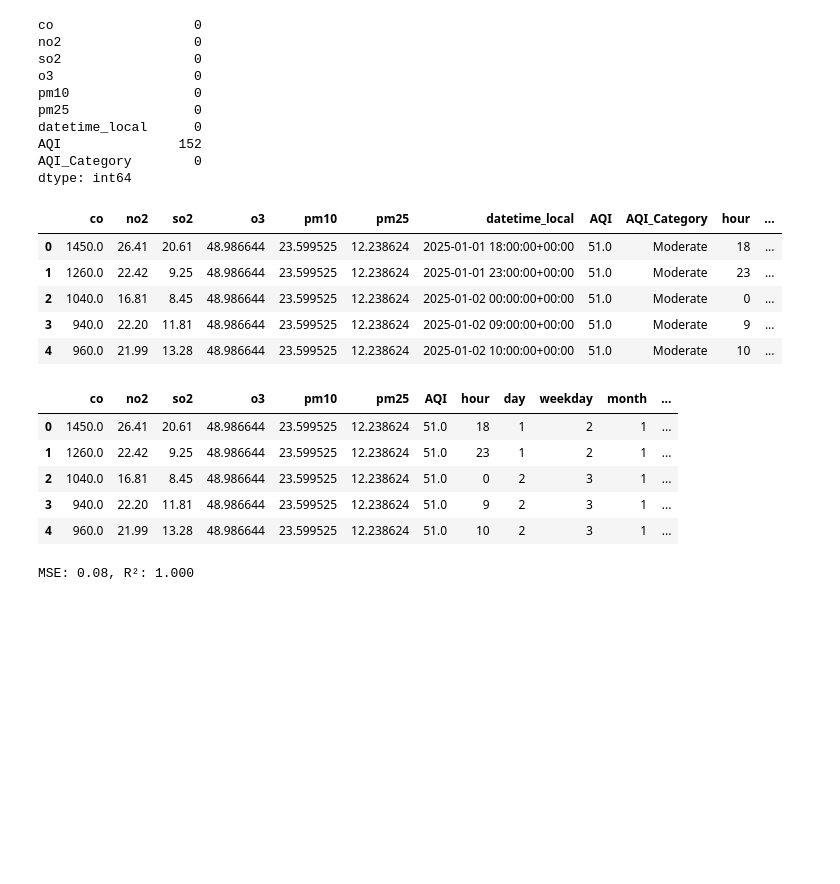
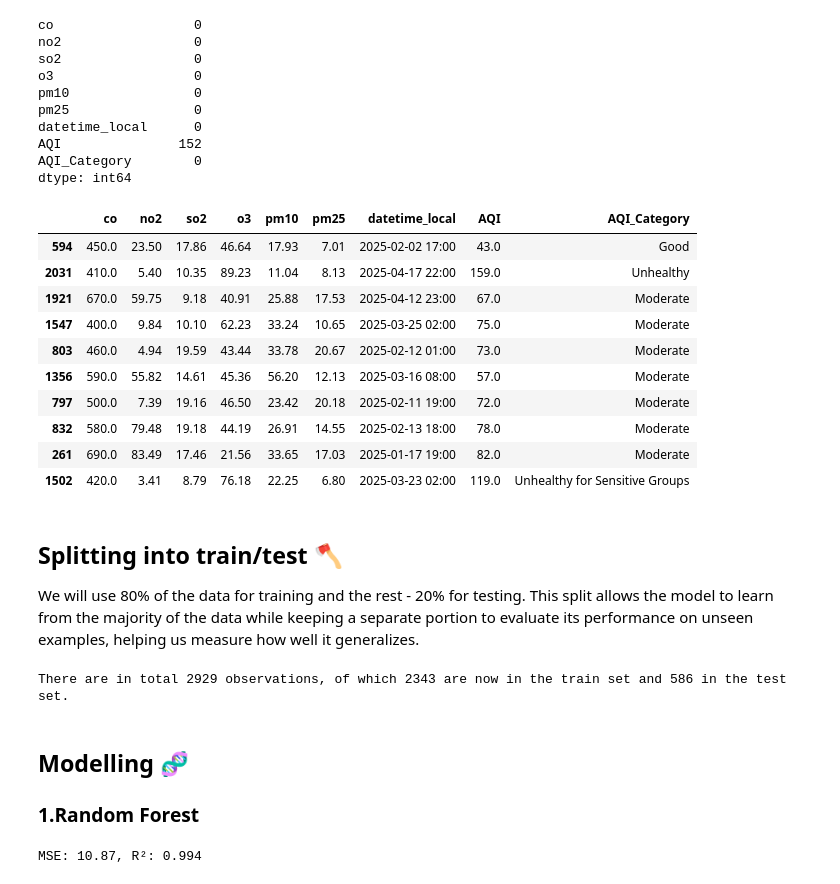
Before and after one commit to ivetkalchev/VarnaAir, a Jupyter notebook: varnaair.ipynb, the cells around one changed output. Drawn from its saved outputs; the diff is of its cells as text; code cells hidden in the pictures; blank space fills up the shorter version.

Commit message:
added some model training

```diff
--- a/varnaair.ipynb
+++ b/varnaair.ipynb
@@ -526,7 +586,7 @@ final_combined_df.sample(10)
 # %% [markdown]
 Since several key features like **O₃**, **PM2.5** and **PM10** have more than 50% missing values, we apply mean imputation to handle missing values in key pollutant features, ensuring dataset completeness while preserving the overall data distribution for model training.
 # %%
-imputer = SimpleImputer(strategy='mean')
-final_combined_df[['co', 'no2', 'so2', 'o3', 'pm10', 'pm25']] = imputer.fit_transform(
-    final_combined_df[['co', 'no2', 'so2', 'o3', 'pm10', 'pm25']]
-)
+# imputer = SimpleImputer(strategy='mean')
+# final_combined_df[['co', 'no2', 'so2', 'o3', 'pm10', 'pm25']] = imputer.fit_transform(
+#     final_combined_df[['co', 'no2', 'so2', 'o3', 'pm10', 'pm25']]
+# )
@@ -533,3 +595,5 @@ final_combined_df[['co', 'no2', 'so2', 'o3', 'pm10', 'pm25']] = imputer.fit_tran
+# %%
+final_combined_df = final_combined_df.dropna(subset=['co', 'no2', 'so2', 'o3', 'pm10', 'pm25'])
 # %%
 final_combined_df.isnull().sum()
 # %% [output]
@@ -689,2 +754,0 @@ dtype: object
-# %%
-final_combined_df['datetime_local'] = final_combined_df['datetime_local'].apply(lambda x: pandas.to_datetime(x, utc=True))
@@ -716,18 +783,17 @@ AQI_Category        0
 dtype: int64
 # %%
 final_combined_df = final_combined_df.dropna(subset=['AQI'])
-# %%
-final_combined_df['hour'] = final_combined_df['datetime_local'].dt.hour
-final_combined_df['day'] = final_combined_df['datetime_local'].dt.day
-final_combined_df['weekday'] = final_combined_df['datetime_local'].dt.weekday
-final_combined_df['month'] = final_combined_df['datetime_local'].dt.month
-final_combined_df['is_weekend'] = final_combined_df['weekday'].isin([5, 6]).astype(int)
 # %%
-final_combined_df.head()
+final_combined_df.sample(10)
 # %% [output]
-|  | co | no2 | so2 | o3 | pm10 | pm25 | datetime_local | AQI | AQI_Category | hour | ... |
-| 0 | 1450.0 | 26.41 | 20.61 | 48.986644 | 23.599525 | 12.238624 | 2025-01-01 18:00:00+00:00 | 51.0 | Moderate | 18 | ... |
-| 1 | 1260.0 | 22.42 | 9.25 | 48.986644 | 23.599525 | 12.238624 | 2025-01-01 23:00:00+00:00 | 51.0 | Moderate | 23 | ... |
-| 2 | 1040.0 | 16.81 | 8.45 | 48.986644 | 23.599525 | 12.238624 | 2025-01-02 00:00:00+00:00 | 51.0 | Moderate | 0 | ... |
-| 3 | 940.0 | 22.20 | 11.81 | 48.986644 | 23.599525 | 12.238624 | 2025-01-02 09:00:00+00:00 | 51.0 | Moderate | 9 | ... |
-| 4 | 960.0 | 21.99 | 13.28 | 48.986644 | 23.599525 | 12.238624 | 2025-01-02 10:00:00+00:00 | 51.0 | Moderate | 10 | ... |
+|  | co | no2 | so2 | o3 | pm10 | pm25 | datetime_local | AQI | AQI_Category |
+| 594 | 450.0 | 23.50 | 17.86 | 46.64 | 17.93 | 7.01 | 2025-02-02 17:00 | 43.0 | Good |
+| 2031 | 410.0 | 5.40 | 10.35 | 89.23 | 11.04 | 8.13 | 2025-04-17 22:00 | 159.0 | Unhealthy |
+| 1921 | 670.0 | 59.75 | 9.18 | 40.91 | 25.88 | 17.53 | 2025-04-12 23:00 | 67.0 | Moderate |
+| 1547 | 400.0 | 9.84 | 10.10 | 62.23 | 33.24 | 10.65 | 2025-03-25 02:00 | 75.0 | Moderate |
+| 803 | 460.0 | 4.94 | 19.59 | 43.44 | 33.78 | 20.67 | 2025-02-12 01:00 | 73.0 | Moderate |
+| 1356 | 590.0 | 55.82 | 14.61 | 45.36 | 56.20 | 12.13 | 2025-03-16 08:00 | 57.0 | Moderate |
+| 797 | 500.0 | 7.39 | 19.16 | 46.50 | 23.42 | 20.18 | 2025-02-11 19:00 | 72.0 | Moderate |
+| 832 | 580.0 | 79.48 | 19.18 | 44.19 | 26.91 | 14.55 | 2025-02-13 18:00 | 78.0 | Moderate |
+| 261 | 690.0 | 83.49 | 17.46 | 21.56 | 33.65 | 17.03 | 2025-01-17 19:00 | 82.0 | Moderate |
+| 1502 | 420.0 | 3.41 | 8.79 | 76.18 | 22.25 | 6.80 | 2025-03-23 02:00 | 119.0 | Unhealthy for Sensitive Groups |
@@ -736,11 +800,2 @@ final_combined_df = final_combined_df.drop(['datetime_local', 'AQI_Category'], a
-# %%
-final_combined_df.head()
-# %% [output]
-|  | co | no2 | so2 | o3 | pm10 | pm25 | AQI | hour | day | weekday | month | ... |
-| 0 | 1450.0 | 26.41 | 20.61 | 48.986644 | 23.599525 | 12.238624 | 51.0 | 18 | 1 | 2 | 1 | ... |
-| 1 | 1260.0 | 22.42 | 9.25 | 48.986644 | 23.599525 | 12.238624 | 51.0 | 23 | 1 | 2 | 1 | ... |
-| 2 | 1040.0 | 16.81 | 8.45 | 48.986644 | 23.599525 | 12.238624 | 51.0 | 0 | 2 | 3 | 1 | ... |
-| 3 | 940.0 | 22.20 | 11.81 | 48.986644 | 23.599525 | 12.238624 | 51.0 | 9 | 2 | 3 | 1 | ... |
-| 4 | 960.0 | 21.99 | 13.28 | 48.986644 | 23.599525 | 12.238624 | 51.0 | 10 | 2 | 3 | 1 | ... |
 # %%
 y = final_combined_df['AQI']
@@ -749,14 +802,27 @@ X = final_combined_df.drop(['AQI_Category', 'datetime_local'], axis=1, errors='i
+# %% [markdown]
+## Splitting into train/test 🪓
+We will use 80% of the data for training and the rest - 20% for testing. This split allows the model to learn from the majority of the data while keeping a separate portion to evaluate its performance on unseen examples, helping us measure how well it generalizes.
 # %%
+X = final_combined_df[['co', 'no2', 'so2', 'o3', 'pm10', 'pm25']]
+
 X_train, X_test, y_train, y_test = train_test_split(X, y, test_size=0.2, random_state=42)
+
+print("There are in total", len(y), "observations, of which", len(X_train), "are now in the train set and", len(X_test), "in the test set.")
+# %% [output]
+There are in total 2929 observations, of which 2343 are now in the train set and 586 in the test set.
+# %% [markdown]
+## Modelling 🧬
+
+### 1.Random Forest
 # %%
-model = RandomForestRegressor(n_estimators=100, random_state=42)
-model.fit(X_train, y_train)
+rf_model = RandomForestRegressor(n_estimators=100, random_state=42)
+rf_model.fit(X_train, y_train)
 
-y_pred = model.predict(X_test)
+y_pred = rf_model.predict(X_test)
 
-mse = mean_squared_error(y_test, y_pred)
-r2 = r2_score(y_test, y_pred)
+rf_mse = mean_squared_error(y_test, y_pred)
+rf_r2 = r2_score(y_test, y_pred)
 
-print(f"MSE: {mse:.2f}, R²: {r2:.3f}")
+print(f"MSE: {rf_mse:.2f}, R²: {rf_r2:.3f}")
 # %% [output]
-MSE: 0.08, R²: 1.000
+MSE: 10.87, R²: 0.994
```
Also changed, not shown: parts of 28 cells of this notebook, 4 other files.
